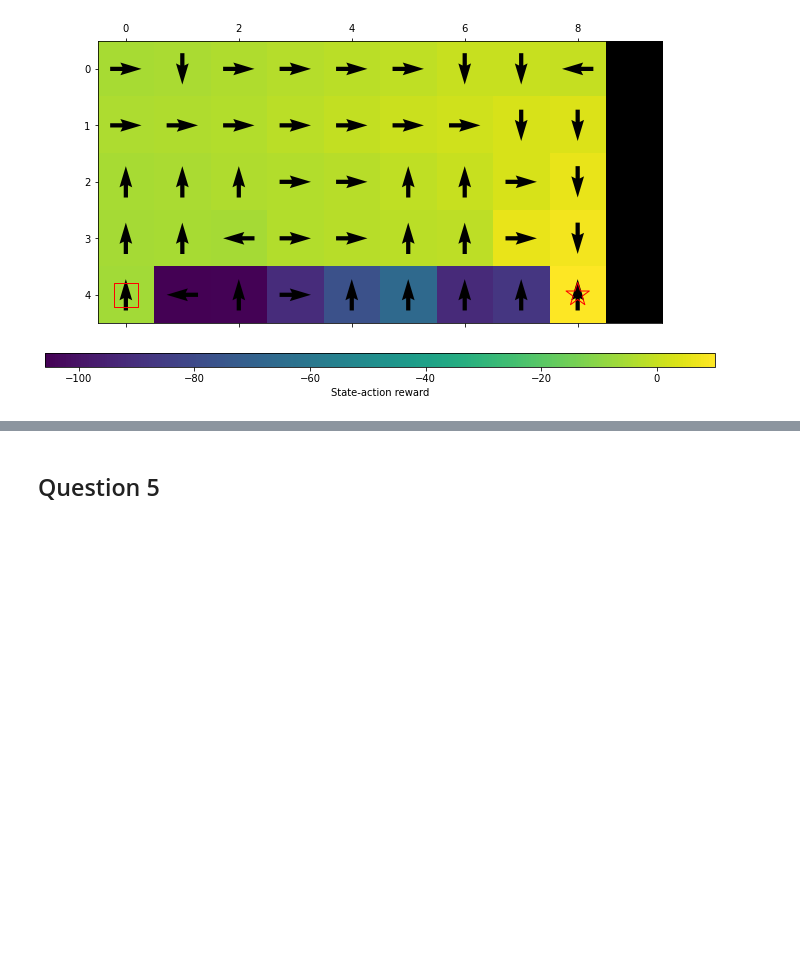
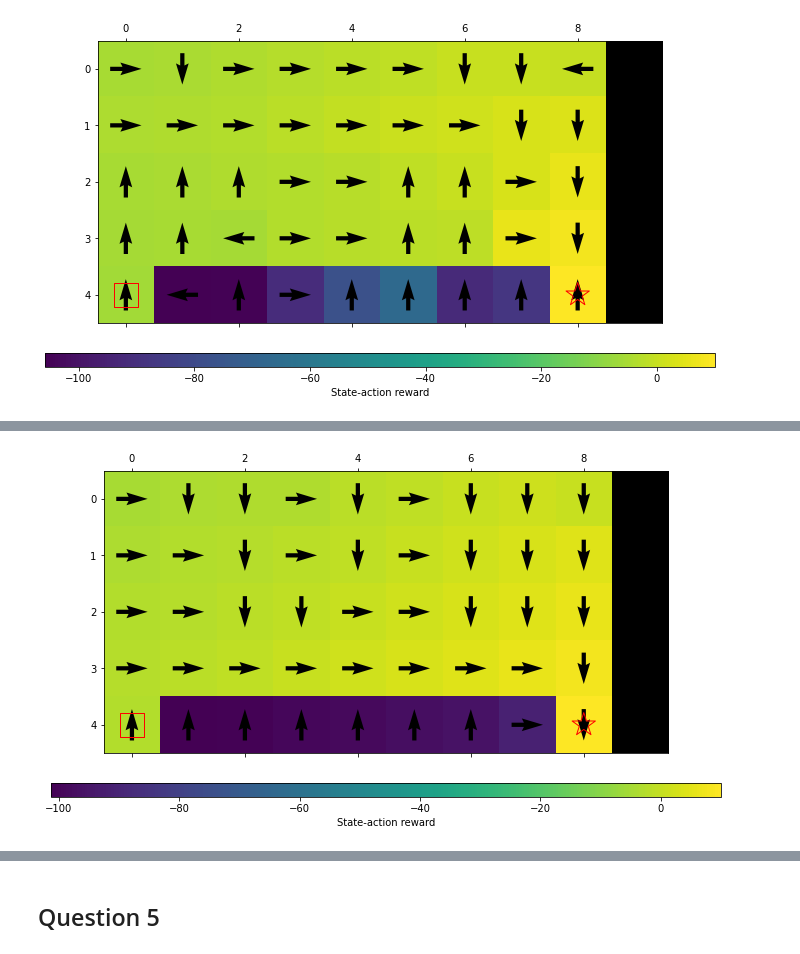
Before and after one commit to AlejandroSantorum/MPhil_MLMI_Cambridge, a Jupyter notebook: MLMI7-Reinforcement_Learning/Practical/code/coursework.ipynb, the cells around one changed output, grey strips where cells are left out. Saved outputs shown, nothing was run; the diff lists cells and outputs as text; code cells hidden in the pictures; blank space fills up the shorter version.

```diff
--- a/MLMI7-Reinforcement_Learning/Practical/code/coursework.ipynb
+++ b/MLMI7-Reinforcement_Learning/Practical/code/coursework.ipynb
@@ -364,0 +374,5 @@ plt.show()
+# %%
+plot_vp(model, V_ql, pi_ql)
+plt.show()
+# %% [output]
+[figure, added]
```
Also changed, not shown: parts of 3 cells of this notebook, 10 other files.
